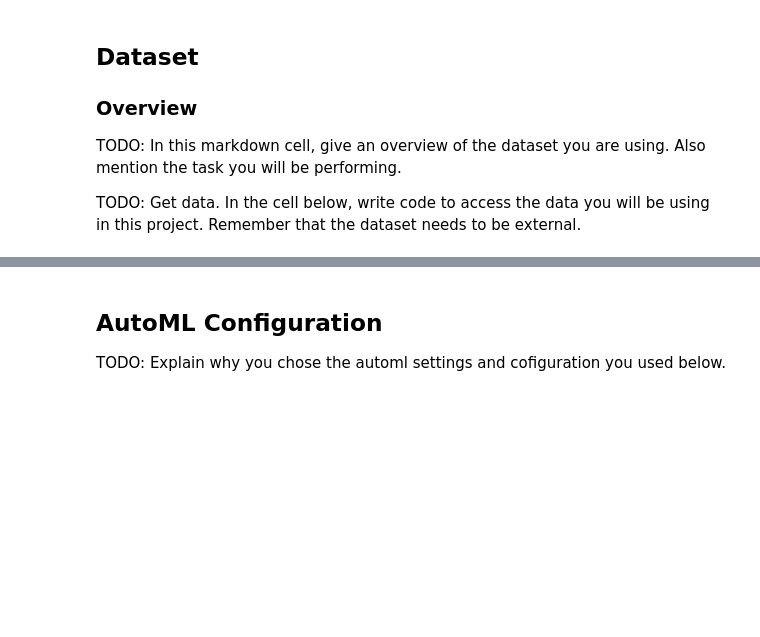
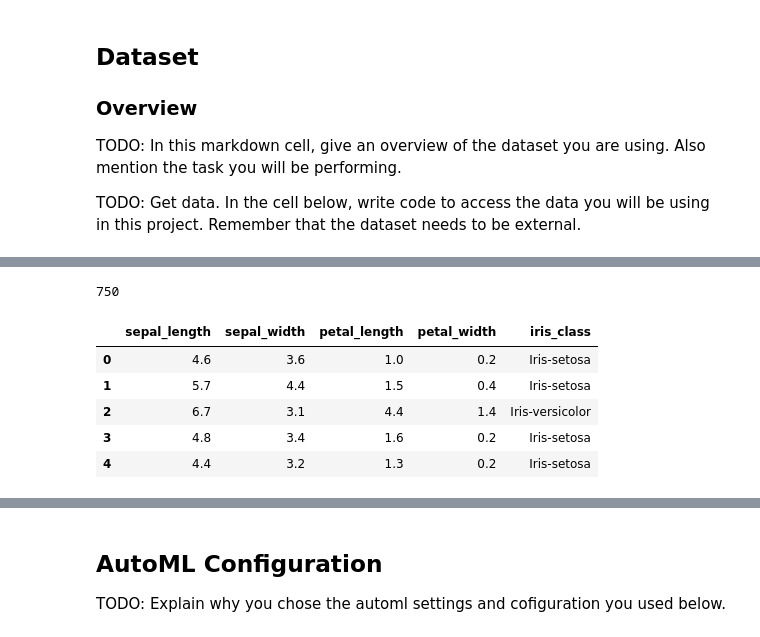
Before and after one commit to piprzyb/Azure3, a Jupyter notebook: automl.ipynb, the cells around one changed output, grey strips where cells are left out. Cells and saved outputs as stored; diff of their text form; code cells hidden in the pictures; blank space fills up the shorter version.

```diff
--- a/automl.ipynb
+++ b/automl.ipynb
@@ -59,2 +69,23 @@ dataset.head()
+# %%
+train_link = 'https://raw.githubusercontent.com/piprzyb/Azure3/main/train.csv'
+test_link = 'https://raw.githubusercontent.com/piprzyb/Azure3/main/test.csv'
+data_train = Dataset.Tabular.from_delimited_files(path=train_link)
+data_test = Dataset.Tabular.from_delimited_files(path=test_link)
+
+dataset=data_train.to_pandas_dataframe()
+test = data_test.to_pandas_dataframe()
+
+dataset = dataset.append(test)
+
+print(dataset.size)
+dataset.head()
+# %% [output]
+750
+|  | sepal_length | sepal_width | petal_length | petal_width | iris_class |
+| 0 | 4.6 | 3.6 | 1.0 | 0.2 | Iris-setosa |
+| 1 | 5.7 | 4.4 | 1.5 | 0.4 | Iris-setosa |
+| 2 | 6.7 | 3.1 | 4.4 | 1.4 | Iris-versicolor |
+| 3 | 4.8 | 3.4 | 1.6 | 0.2 | Iris-setosa |
+| 4 | 4.4 | 3.2 | 1.3 | 0.2 | Iris-setosa |
 # %%
 dataset.describe()
```
Also changed, not shown: parts of 14 cells of this notebook.
